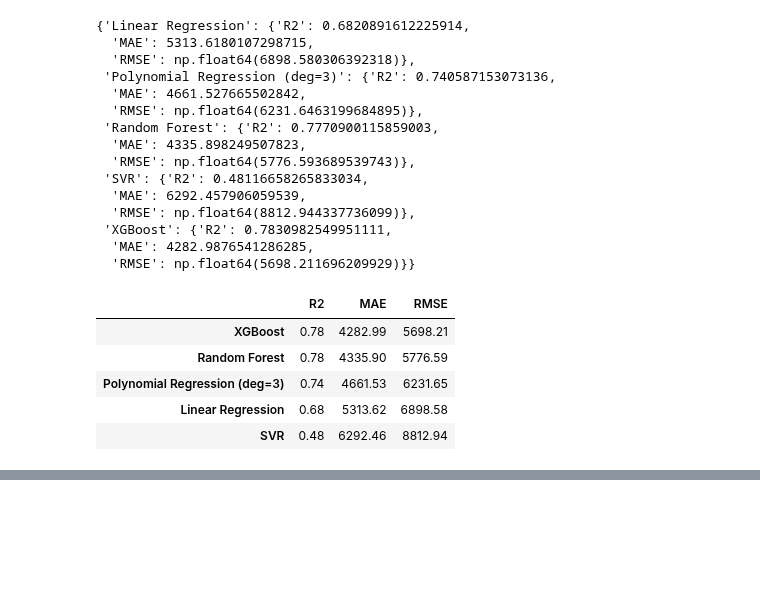
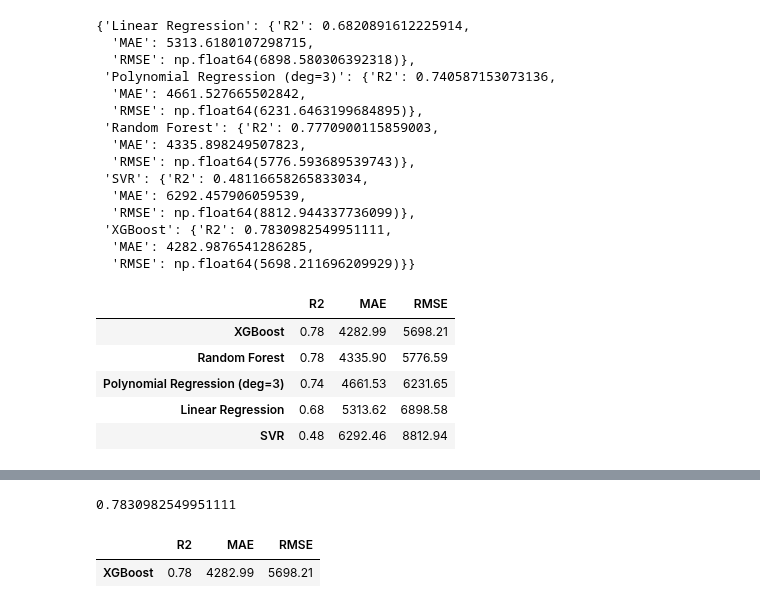
Before and after one commit to mmiskatul/Insurance-cost-prediction, a Jupyter notebook: Analysis-data.ipynb, the cells around one changed output, grey strips where cells are left out. Cells and saved outputs as stored; diff of their text form; code cells hidden in the pictures; blank space fills up the shorter version.

```diff
--- a/Analysis-data.ipynb
+++ b/Analysis-data.ipynb
@@ -568,0 +595,13 @@ result_df
+# %%
+best_r2 =result_df["R2"].max()
+# %%
+best_r2
+# %% [output]
+0.7830982549951111
+# %%
+top_model =result_df[result_df["R2"]==best_r2]
+# %%
+top_model
+# %% [output]
+|  | R2 | MAE | RMSE |
+| XGBoost | 0.78 | 4282.99 | 5698.21 |
```
Also changed, not shown: parts of 6 cells of this notebook, 1 other file.
